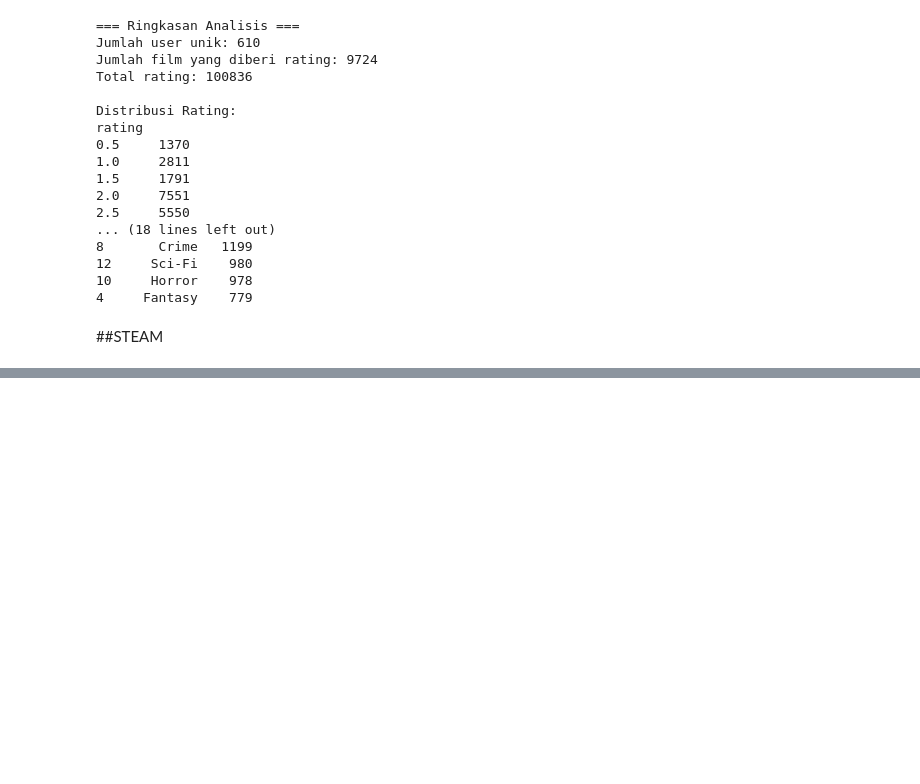
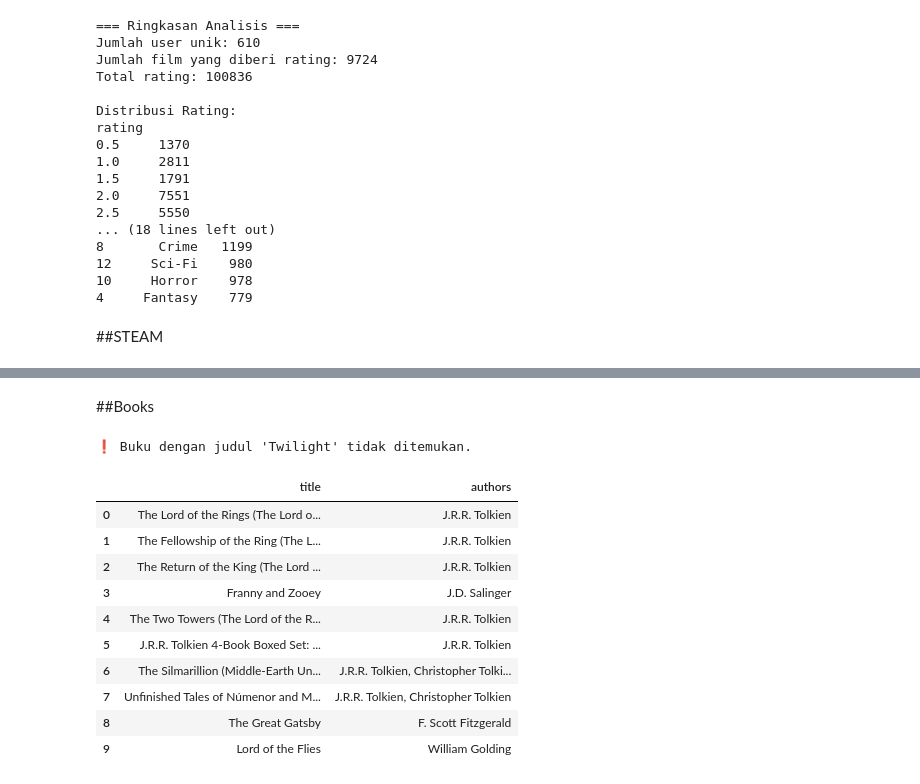
Before and after one commit to Nikerlas/AI, a Jupyter notebook: ML_Recommender.ipynb, the cells around one changed output, grey strips where cells are left out. Saved outputs shown, nothing was run; the diff lists cells and outputs as text; code cells hidden in the pictures; blank space fills up the shorter version.

```diff
--- a/ML_Recommender.ipynb
+++ b/ML_Recommender.ipynb
@@ -317,0 +226,2 @@ plt.show()
+# %% [markdown]
+##Books
@@ -317,0 +241,3 @@ plt.show()
+# %%
+books_metadata = pd.merge(books, tags_grouped, on='goodreads_book_id', how='left')
+books_metadata['tag_name'] = books_metadata['tag_name'].fillna('')
@@ -317,0 +250,54 @@ plt.show()
+# %%
+tfidf_matrix_combined = hstack([
+    tfidf_matrix_author * 0.4,
+    tfidf_matrix_tags * 0.6
+])
+# %%
+def recommend_books_with_preferences(favorite_titles, method='combined', top_n=10):
+    sim_scores = []
+    for title in favorite_titles:
+        idx = books_metadata[books_metadata['title'].str.lower() == title.lower()].index
+        if len(idx) == 0:
+            print(f"❗ Buku dengan judul '{title}' tidak ditemukan.")
+            continue
+        idx = idx[0]
+
+        if method == 'author':
+            sim = cosine_similarity(tfidf_matrix_author[idx], tfidf_matrix_author).flatten()
+        elif method == 'tags':
+            sim = cosine_similarity(tfidf_matrix_tags[idx], tfidf_matrix_tags).flatten()
+        elif method == 'combined':
+            sim = cosine_similarity(tfidf_matrix_combined[idx], tfidf_matrix_combined).flatten()
+        else:
+            return "❗ Metode tidak dikenal. Gunakan: 'author', 'tags', atau 'combined'."
+
+        sim_scores.append(sim)
+
+    if not sim_scores:
+        return "Tidak ada buku yang ditemukan dalam preferensi."
+
+    avg_sim_scores = np.mean(sim_scores, axis=0)
+    recommended_indices = avg_sim_scores.argsort()[::-1]
+
+    favorite_indices = [books_metadata[books_metadata['title'].str.lower() == title.lower()].index[0]
+                        for title in favorite_titles if title.lower() in books_metadata['title'].str.lower().values]
+
+    final_indices = [i for i in recommended_indices if i not in favorite_indices][:top_n]
+
+    return books_metadata.iloc[final_indices][['title', 'authors']].reset_index(drop=True)
+# %%
+favorite_books = ["Twilight", "The Hobbit", "The Catcher in the Rye"]
+recommend_books_with_preferences(favorite_books, method='combined')
+# %% [output]
+❗ Buku dengan judul 'Twilight' tidak ditemukan.
+|  | title | authors |
+| 0 | The Lord of the Rings (The Lord o... | J.R.R. Tolkien |
+| 1 | The Fellowship of the Ring (The L... | J.R.R. Tolkien |
+| 2 | The Return of the King (The Lord ... | J.R.R. Tolkien |
+| 3 | Franny and Zooey | J.D. Salinger |
+| 4 | The Two Towers (The Lord of the R... | J.R.R. Tolkien |
+| 5 | J.R.R. Tolkien 4-Book Boxed Set: ... | J.R.R. Tolkien |
+| 6 | The Silmarillion (Middle-Earth Un... | J.R.R. Tolkien, Christopher Tolki... |
+| 7 | Unfinished Tales of Númenor and M... | J.R.R. Tolkien, Christopher Tolkien |
+| 8 | The Great Gatsby | F. Scott Fitzgerald |
+| 9 | Lord of the Flies | William Golding |
```
Also changed, not shown: parts of 19 cells of this notebook.
